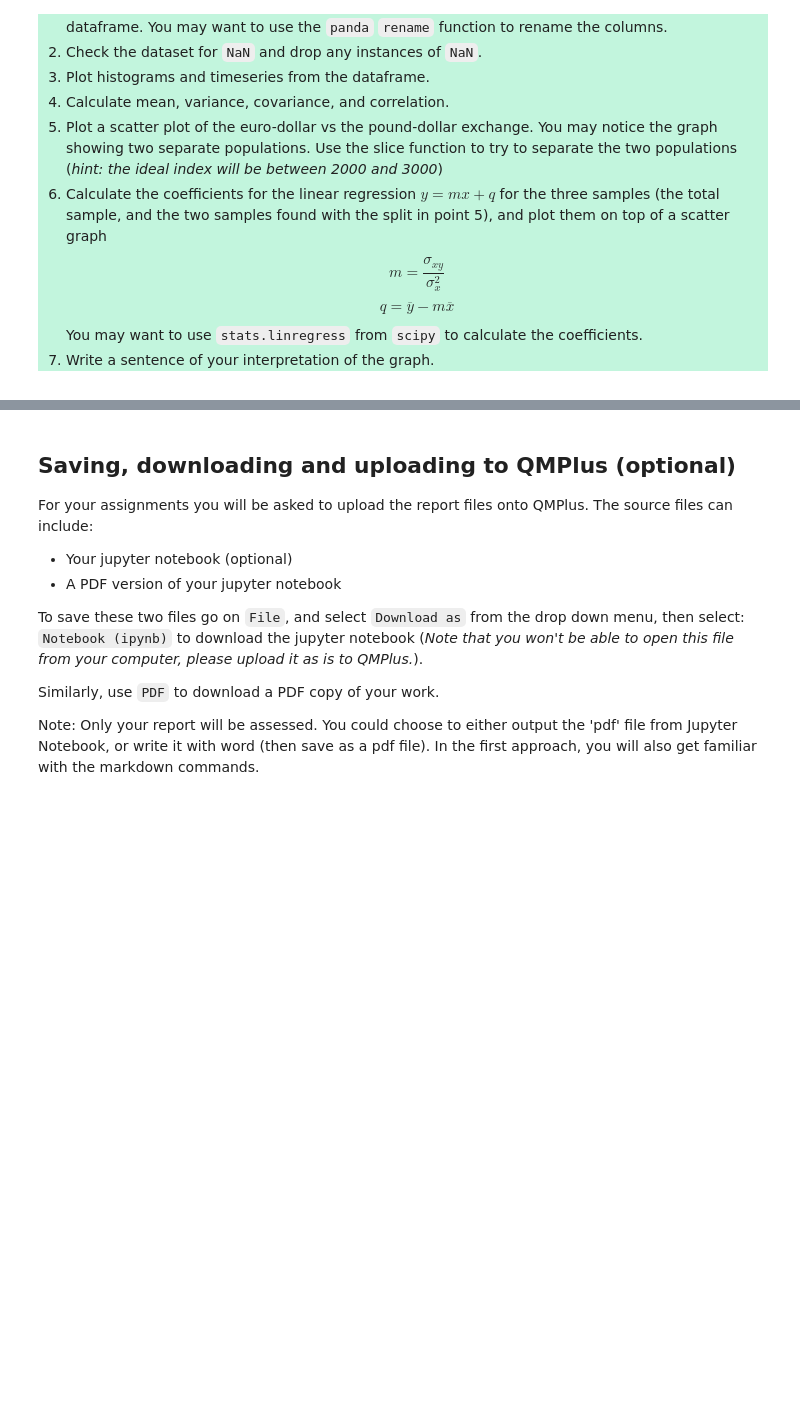
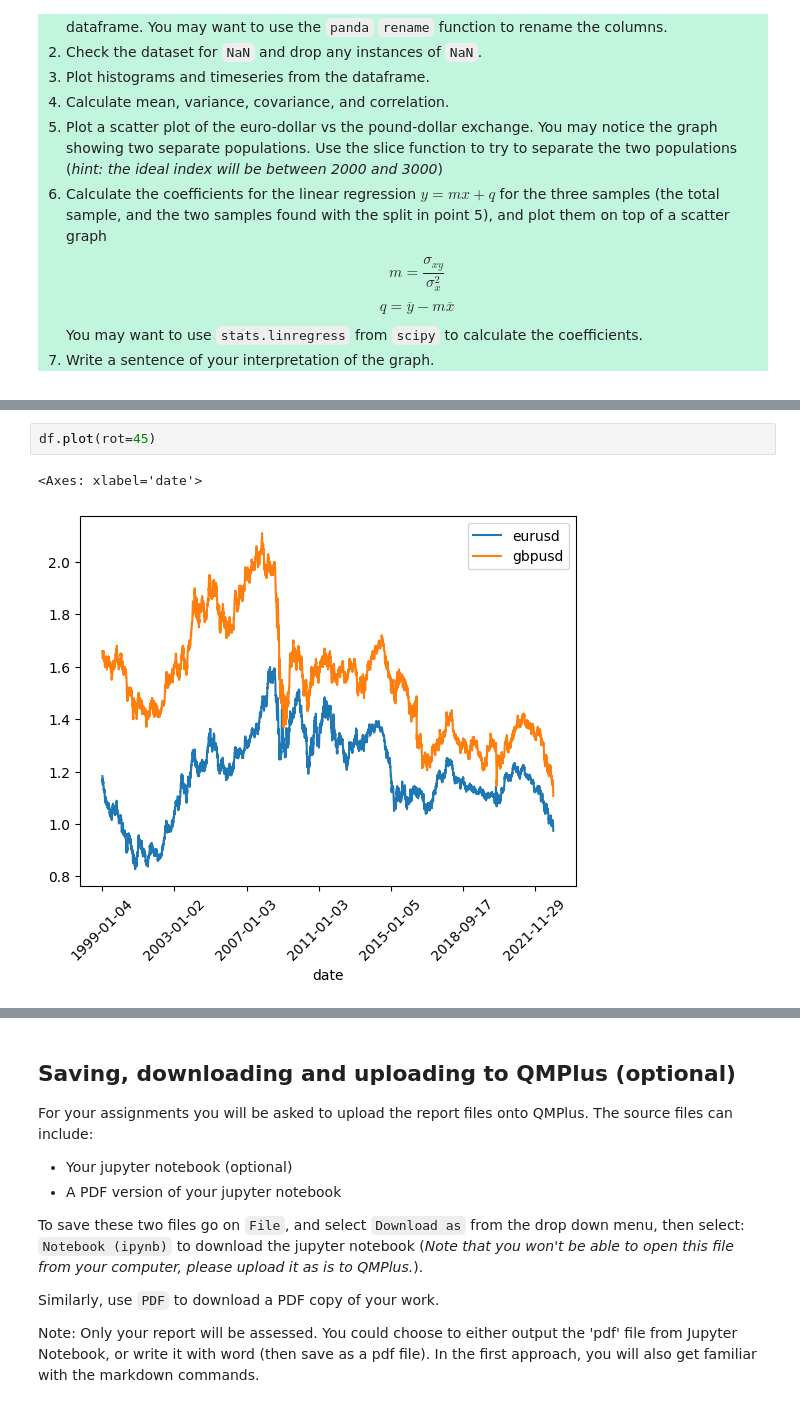
Before and after one commit to k4v1t/machine-and-deep-learning, a Jupyter notebook: week02/Week_2_2025_basics_pandas.ipynb, the cells around one changed output, grey strips where cells are left out. Saved outputs shown, nothing was run; the diff lists cells and outputs as text; blank space fills up the shorter version.

```diff
--- a/week02/Week_2_2025_basics_pandas.ipynb
+++ b/week02/Week_2_2025_basics_pandas.ipynb
@@ -751,0 +789,5 @@ You may want to use `stats.linregress` from `scipy` to calculate the coefficient
+# %%
+df.plot(rot=45)
+# %% [output]
+<Axes: xlabel='date'>
+[figure, added]
```
Also changed, not shown: parts of 7 cells of this notebook.
